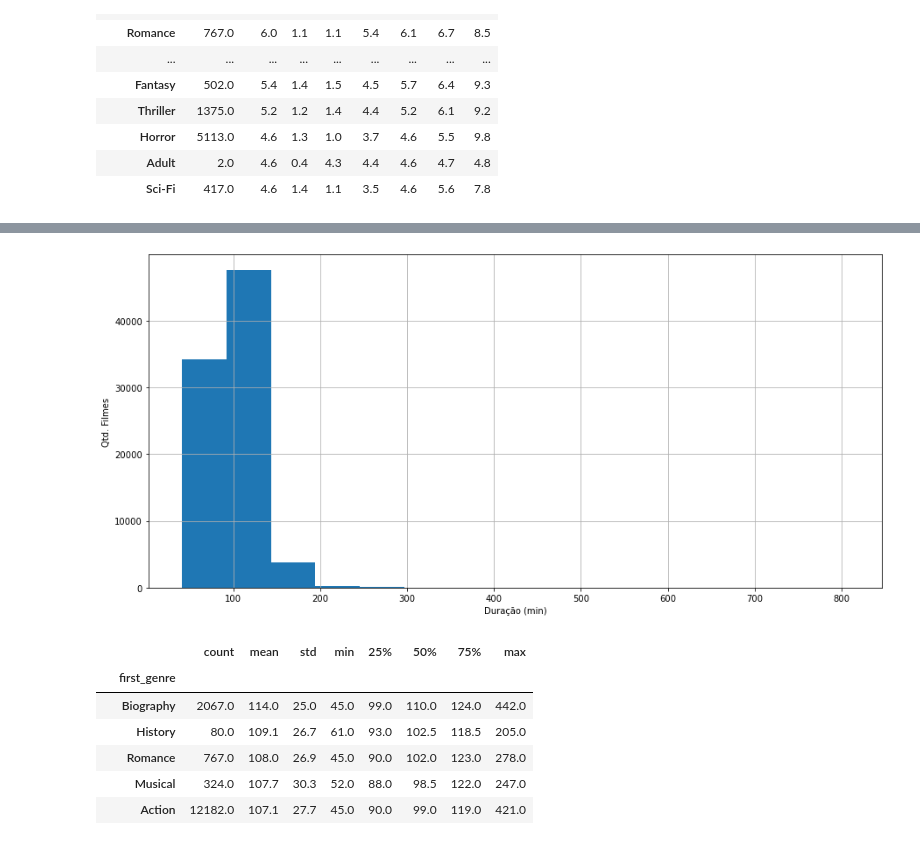
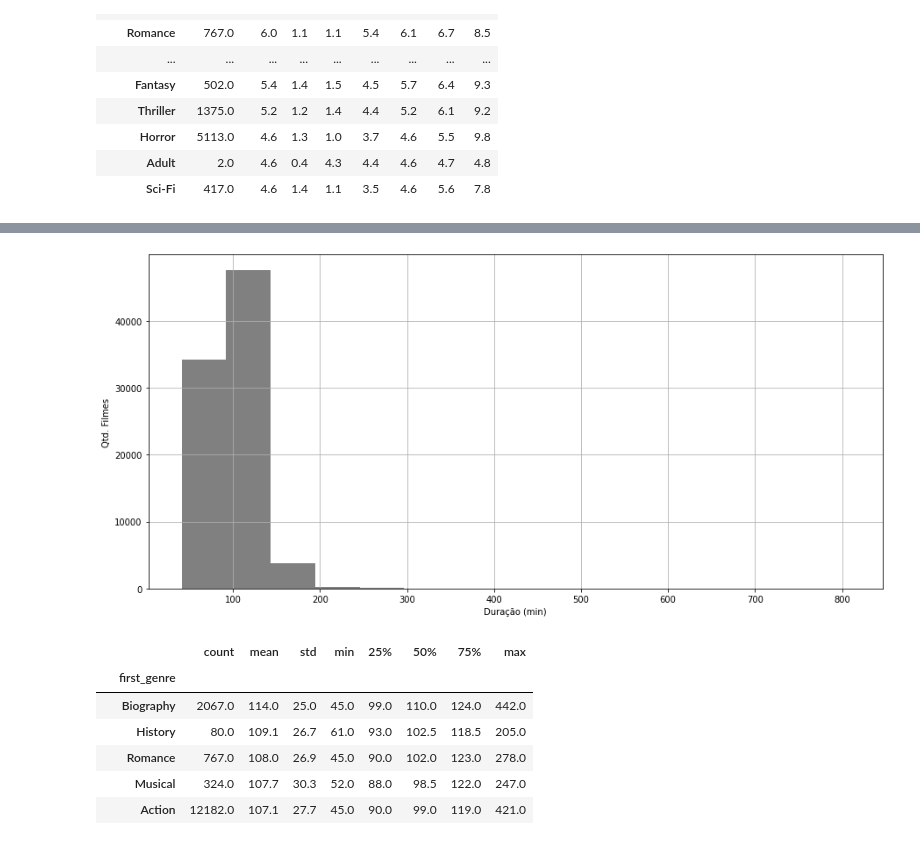
Before and after one commit to taianf/ECD-MATF37-Trabalho, a Jupyter notebook: main.ipynb, the cells around one changed output, grey strips where cells are left out. Cells and saved outputs as stored; diff of their text form; code cells hidden in the pictures.

```diff
--- a/main.ipynb
+++ b/main.ipynb
@@ -208,14 +249,13 @@ sns.lineplot(data=df1, x="first_genre", y="avg_vote",palette="Blues",markers=Tru
 # %%
 #Duração dos filmes
 plt.subplots(figsize=(15,7))
 plt.grid()
-#sns.histplot(data=df1,x="duration")
 plt.xlabel('Duração (min)')
 plt.ylabel('Qtd. Filmes')
-plt.hist(df1['duration'], 15, rwidth=1)
+plt.hist(df1['duration'], 15, rwidth=1,color='gray')
 plt.show()
 # %% [output]
-[figure, old version]
+[figure, new version]
 # %%
 #Duração x Gênero
 df1.groupby(['first_genre'])['duration'].describe().round(1).sort_values(by=['mean'], ascending=False)
```
Also changed, not shown: parts of 16 cells of this notebook.
